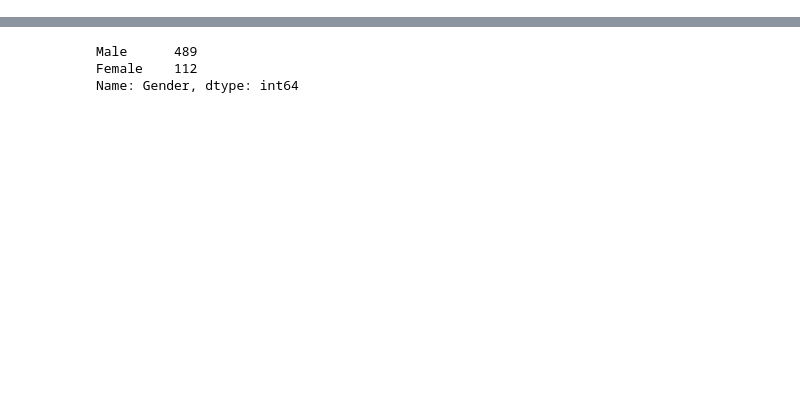
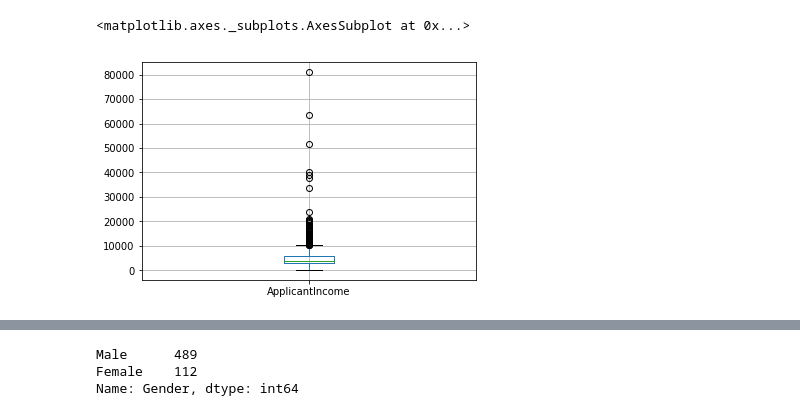
Before and after one commit to Jyotika25/Loan-Prediction-System, a Jupyter notebook: Loan Prediction.ipynb, the cells around one changed output, grey strips where cells are left out. Drawn from its saved outputs; the diff is of its cells as text; code cells hidden in the pictures; blank space fills up the shorter version.

```diff
--- a/Loan Prediction.ipynb
+++ b/Loan Prediction.ipynb
@@ -18,0 +86,7 @@ data_test.shape
+# %%
+# Box Plot for variable ApplicantIncome of training data set
+
+data_train.boxplot(column='ApplicantIncome')
+# %% [output]
+<matplotlib.axes._subplots.AxesSubplot at 0x...>
+[figure, added]
```
Also changed, not shown: parts of 45 cells of this notebook.
